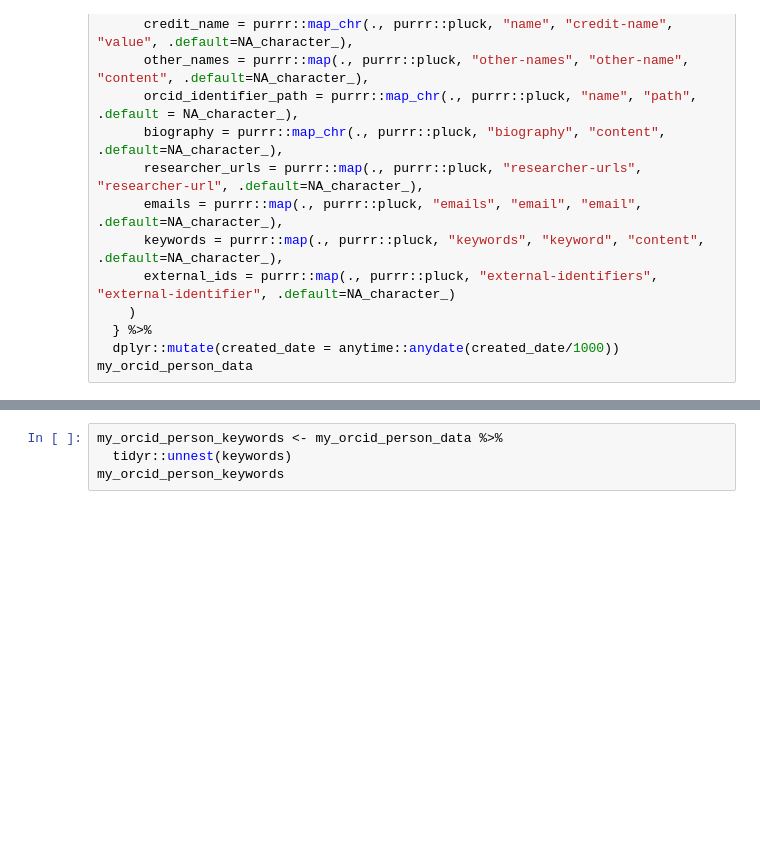
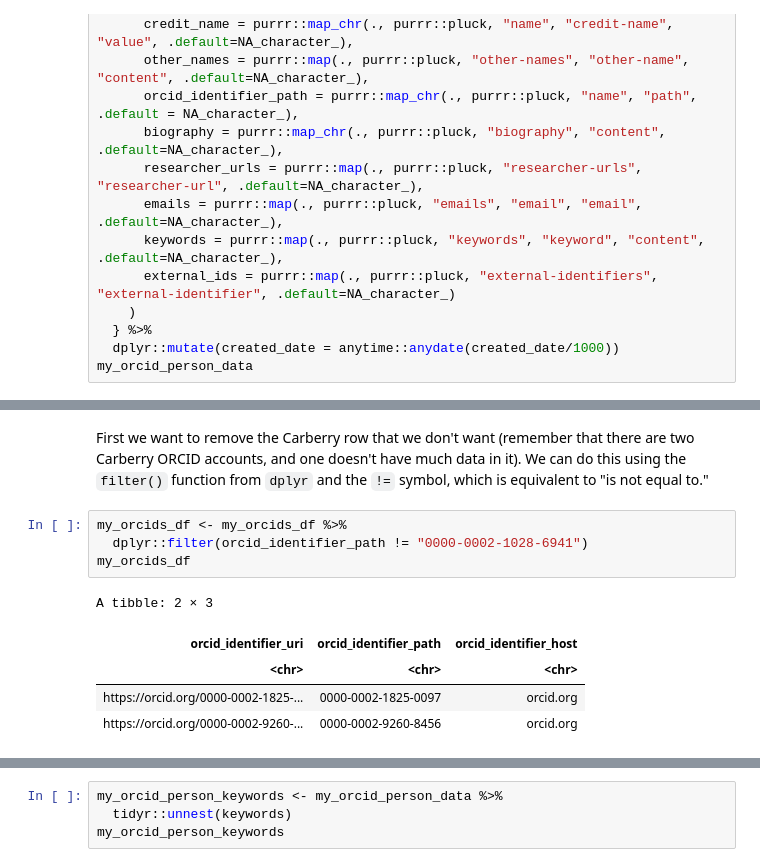
Before and after one commit to ciakovx/ciakovx.github.io, a Jupyter notebook: rorcid.ipynb, the cells around one changed output, grey strips where cells are left out. Drawn from its saved outputs; the diff is of its cells as text; blank space fills up the shorter version.

```diff
--- a/rorcid.ipynb
+++ b/rorcid.ipynb
@@ -571,0 +621,12 @@ my_orcid_person_data
+# %% [markdown]
+First we want to remove the Carberry row that we don't want (remember that there are two Carberry ORCID accounts, and one doesn't have much data in it). We can do this using the `filter()` function from `dplyr` and the `!=` symbol, which is equivalent to "is not equal to."
+# %%
+my_orcids_df <- my_orcids_df %>%
+  dplyr::filter(orcid_identifier_path != "0000-0002-1028-6941")
+my_orcids_df
+# %% [output]
+A tibble: 2 × 3
+| orcid_identifier_uri | orcid_identifier_path | orcid_identifier_host |
+| <chr> | <chr> | <chr> |
+| https://orcid.org/0000-0002-1825-... | 0000-0002-1825-0097 | orcid.org |
+| https://orcid.org/0000-0002-9260-... | 0000-0002-9260-8456 | orcid.org |
```
Also changed, not shown: parts of 15 cells of this notebook, 3 other files.
